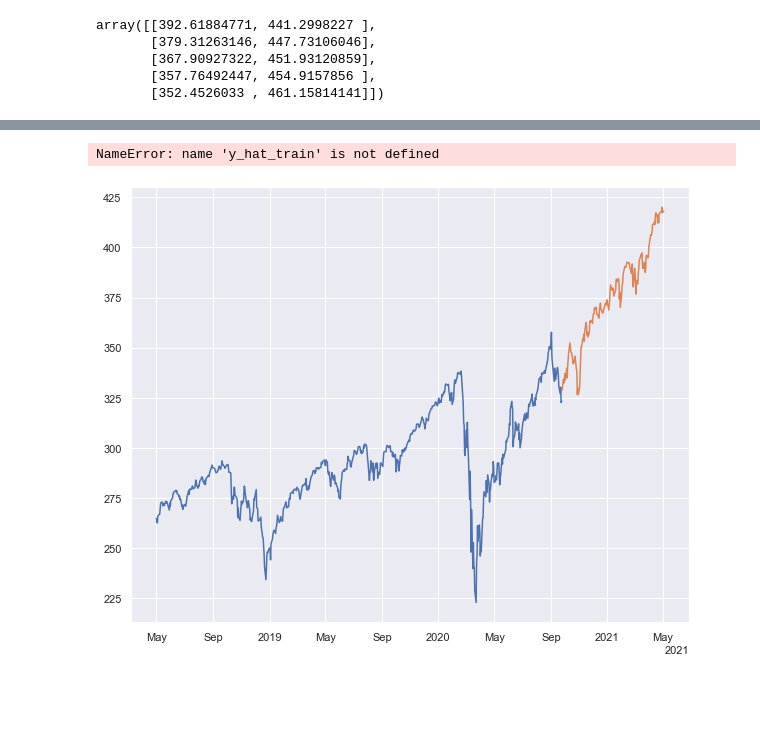
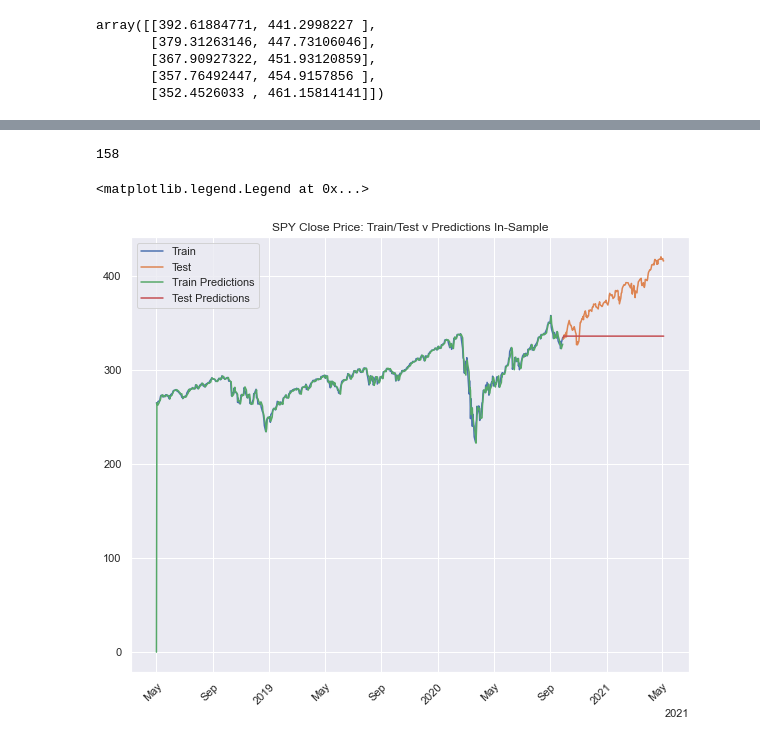
Before and after one commit to eggrollofchaos/i_spy_etf_price_predictions, a Jupyter notebook: crisp_dm_process/spy_yf_eda.ipynb, the cells around one changed output, grey strips where cells are left out. Saved outputs shown, nothing was run; the diff lists cells and outputs as text; code cells hidden in the pictures; blank space fills up the shorter version.

```diff
--- a/crisp_dm_process/spy_yf_eda.ipynb
+++ b/crisp_dm_process/spy_yf_eda.ipynb
@@ -1893,4 +1107,2 @@ new_mod = pm.auto_arima(df_train.interpolate())
-# %%
-new_mod = pm.auto_arima(df_train.interpolate())
 # %%
 new_mod.summary()
@@ -1897,2 +1127,0 @@ new_mod.summary()
-# %%
-new_mod.fit(df_train.interpolate())
@@ -1901,3 +1128,12 @@ new_mod.summary()
+# %%
+y_hat_test.size
+# %% [output]
+158
+# %%
+start = df_train.size
+end = df_full_3Y_close.size
 # %%
-y_hat_train, conf_int_train = new_mod.predict(typ='levels', dynamic=False, return_conf_int=True)
-y_hat_test, conf_int_test = new_mod.predict(start=df_test.index[0], end=df_test.index[-1], typ='levels', return_conf_int=True)
+y_hat_train, conf_int_train = new_mod.predict_in_sample(dynamic=False, return_conf_int=True)
+y_hat_test, conf_int_test = new_mod.predict_in_sample(start=start, end=end-1, return_conf_int=True)
+# y_hat_train, conf_int_train = new_mod.predict_in_sample(X=df_train.index, dynamic=False, return_conf_int=True)
+# y_hat_test, conf_int_test = new_mod.predict_in_sample(X=df_test.index, return_conf_int=True)
@@ -1906,12 +1140,12 @@ y_hat_test
 # %%
 fig, ax = plt.subplots(figsize = (10,8))
 ax.plot(df_train, label='Train')
 ax.plot(df_test, label='Test')
-ax.plot(y_hat_train[1:], label='Train Predictions')
-ax.plot(y_hat_test, label='Test Predictions')
+ax.plot(df_train.index, y_hat_train, label='Train Predictions')
+ax.plot(df_test.index, y_hat_test, label='Test Predictions')
 ax.set_title('SPY Close Price: Train/Test v Predictions In-Sample')
 plt.setp(ax.xaxis.get_majorticklabels(), ha="right", rotation=45, rotation_mode="anchor")
 plt.legend()
 # %% [output]
-NameError: name 'y_hat_train' is not defined
+<matplotlib.legend.Legend at 0x...>
-[figure, old version]
+[figure, new version]
```
Also changed, not shown: parts of 157 cells of this notebook, 10 other files.
